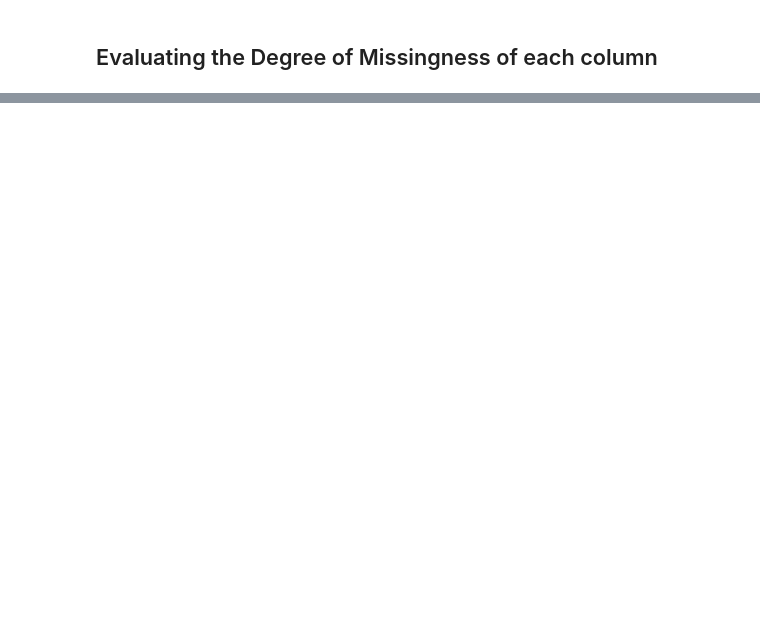
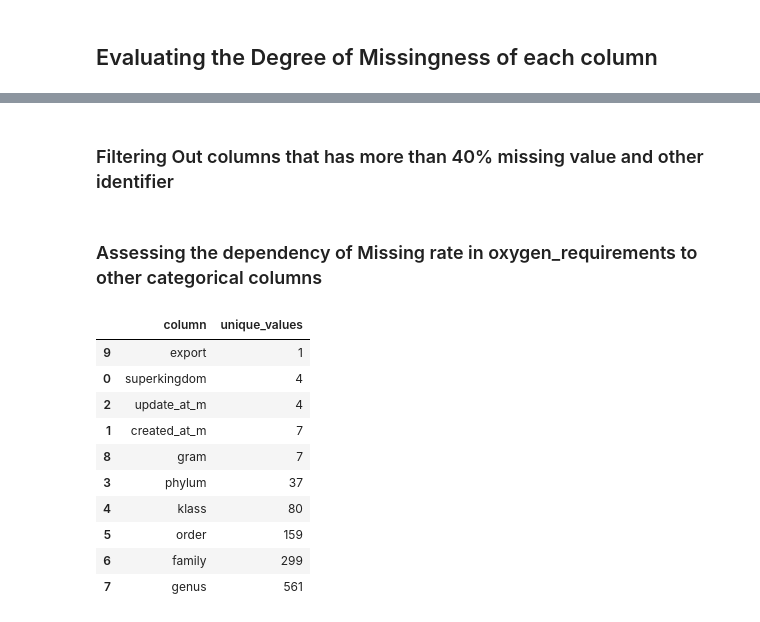
Before and after one commit to g7xu/Exploring_missingness_in_MicrobiomeDataset, a Jupyter notebook: analyzing_data.ipynb, the cells around one changed output, grey strips where cells are left out. Saved outputs shown, nothing was run; the diff lists cells and outputs as text; code cells hidden in the pictures; blank space fills up the shorter version.

```diff
--- a/analyzing_data.ipynb
+++ b/analyzing_data.ipynb
@@ -146,8 +112,0 @@ def cleaning_oxy_req(ele):
-# %%
-# removing columns that has 100 percent missnig value
-cleaned_microbe_dataSet = microbe_dataSet.drop(columns=microDataSet_absMissing)
-
-# reduing the dimension of the oxygen_requirements types
-# there is correct type and take the dominate type
-cleaned_microbe_dataSet['oxygen_requirement'] = cleaned_microbe_dataSet['oxygen_requirement'].apply(cleaning_oxy_req)
-cleaned_microbe_dataSet
@@ -405,0 +141,2 @@ cleaned_microData[cleaned_microData['binary_gram'].isna()]['phylum'].value_count
+# %% [markdown]
+### Filtering Out columns that has more than 40% missing value and other identifier
@@ -405,0 +146,2 @@ cleaned_microData[cleaned_microData['binary_gram'].isna()]['phylum'].value_count
+# %% [markdown]
+### Assessing the dependency of Missing rate in oxygen_requirements to other categorical columns
@@ -405,0 +174,20 @@ cleaned_microData[cleaned_microData['binary_gram'].isna()]['phylum'].value_count
+# %%
+tvd_testing_col = ['superkingdom', 'created_at_m', 'update_at_m', 'phylum', 'klass', 'order', 'family', 'genus', 'gram', 'export']
+
+# check unqiue values for potential MAR columns
+uniqueness = pd.DataFrame(columns=['column', 'unique_values'])
+for col in tvd_testing_col:
+    uniqueness = uniqueness.append({'column': col, 'unique_values': len(cleaned_microbe_dataSet[col].unique())}, ignore_index=True)
+uniqueness.sort_values(by='unique_values')
+# %% [output]
+|  | column | unique_values |
+| 9 | export | 1 |
+| 0 | superkingdom | 4 |
+| 2 | update_at_m | 4 |
+| 1 | created_at_m | 7 |
+| 8 | gram | 7 |
+| 3 | phylum | 37 |
+| 4 | klass | 80 |
+| 5 | order | 159 |
+| 6 | family | 299 |
+| 7 | genus | 561 |
```
Also changed, not shown: parts of 57 cells of this notebook, 11 other files.
